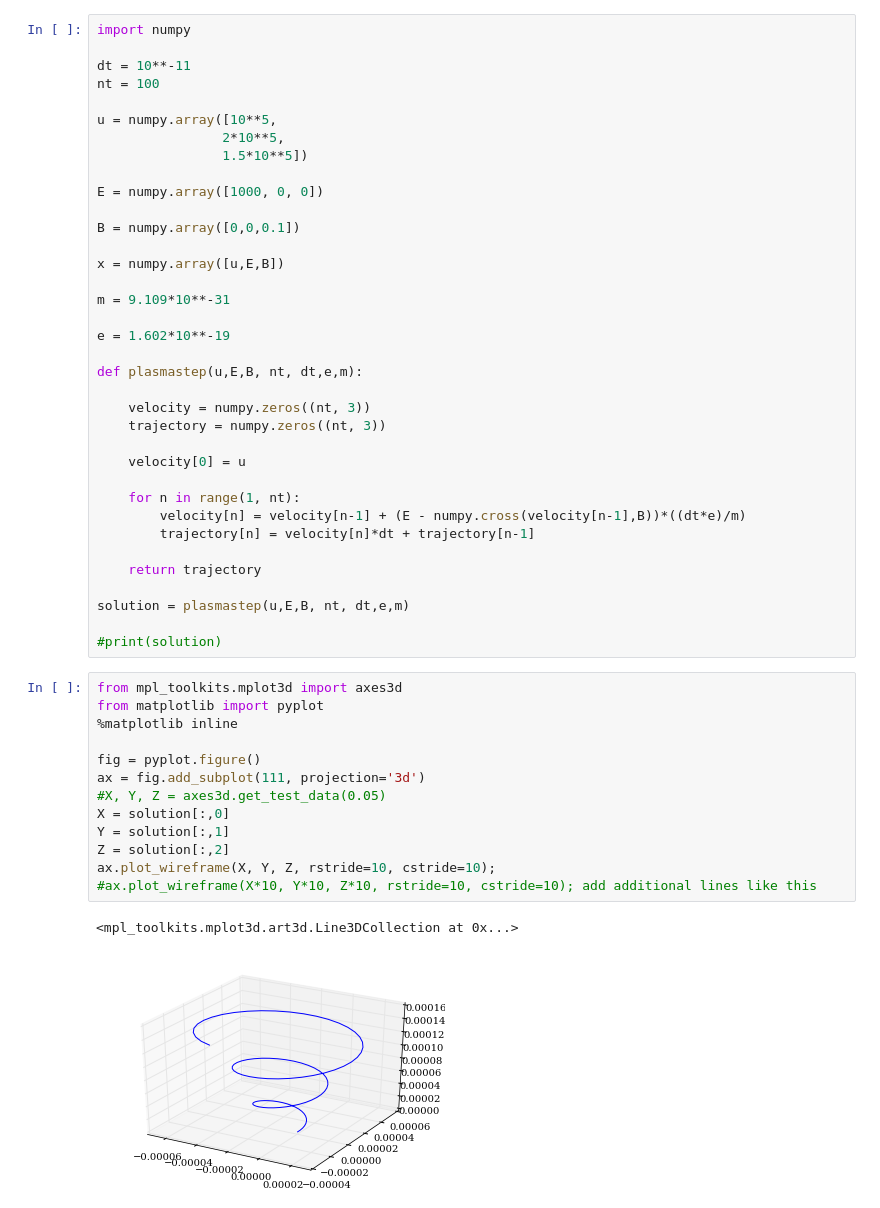
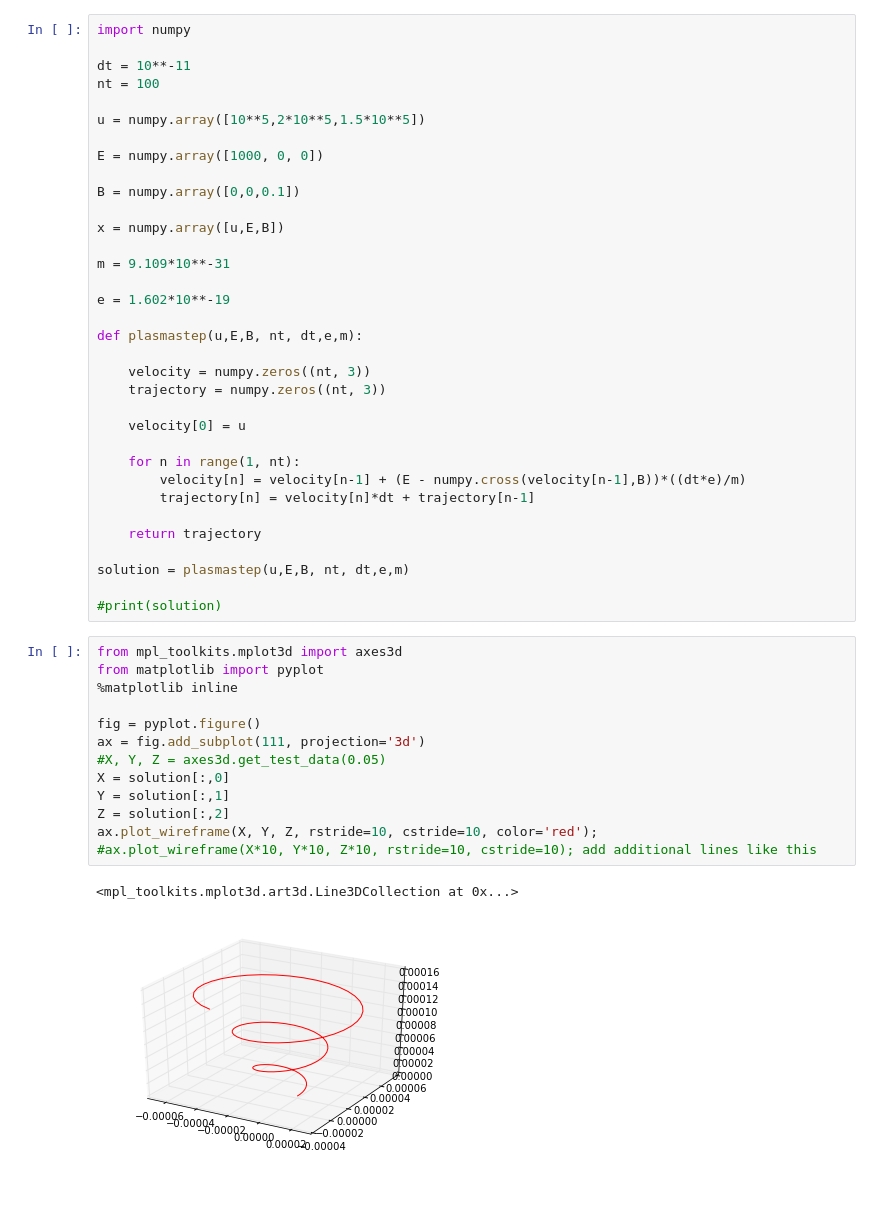
Before and after one commit to cdigangi8/working_dir, a Jupyter notebook: working/Plasma_HW.ipynb, the cells around one changed output. Cells and saved outputs as stored; diff of their text form.

```diff
--- a/working/Plasma_HW.ipynb
+++ b/working/Plasma_HW.ipynb
@@ -4,9 +4,7 @@ import numpy
 dt = 10**-11
 nt = 100
 
-u = numpy.array([10**5,
-                2*10**5,
-                1.5*10**5])
+u = numpy.array([10**5,2*10**5,1.5*10**5])
 
 E = numpy.array([1000, 0, 0])
 
@@ -37,16 +35,16 @@ solution = plasmastep(u,E,B, nt, dt,e,m)
 # %%
 from mpl_toolkits.mplot3d import axes3d
 from matplotlib import pyplot
 %matplotlib inline
 
 fig = pyplot.figure()
 ax = fig.add_subplot(111, projection='3d')
 #X, Y, Z = axes3d.get_test_data(0.05)
 X = solution[:,0]
 Y = solution[:,1]
 Z = solution[:,2]
-ax.plot_wireframe(X, Y, Z, rstride=10, cstride=10);
+ax.plot_wireframe(X, Y, Z, rstride=10, cstride=10, color='red');
 #ax.plot_wireframe(X*10, Y*10, Z*10, rstride=10, cstride=10); add additional lines like this
 # %% [output]
 <mpl_toolkits.mplot3d.art3d.Line3DCollection at 0x...>
-[figure, old version]
+[figure, new version]
```
Also changed, not shown: parts of 3 cells of this notebook.
